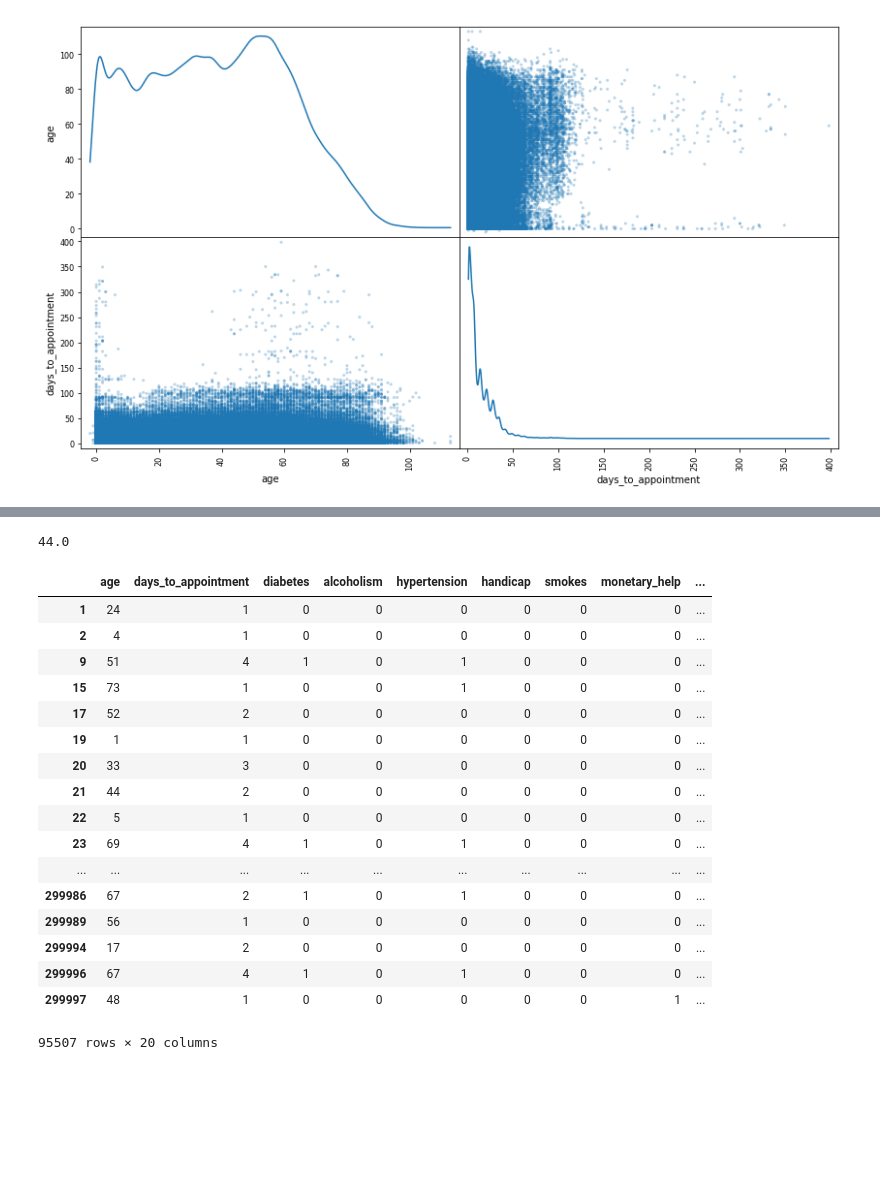
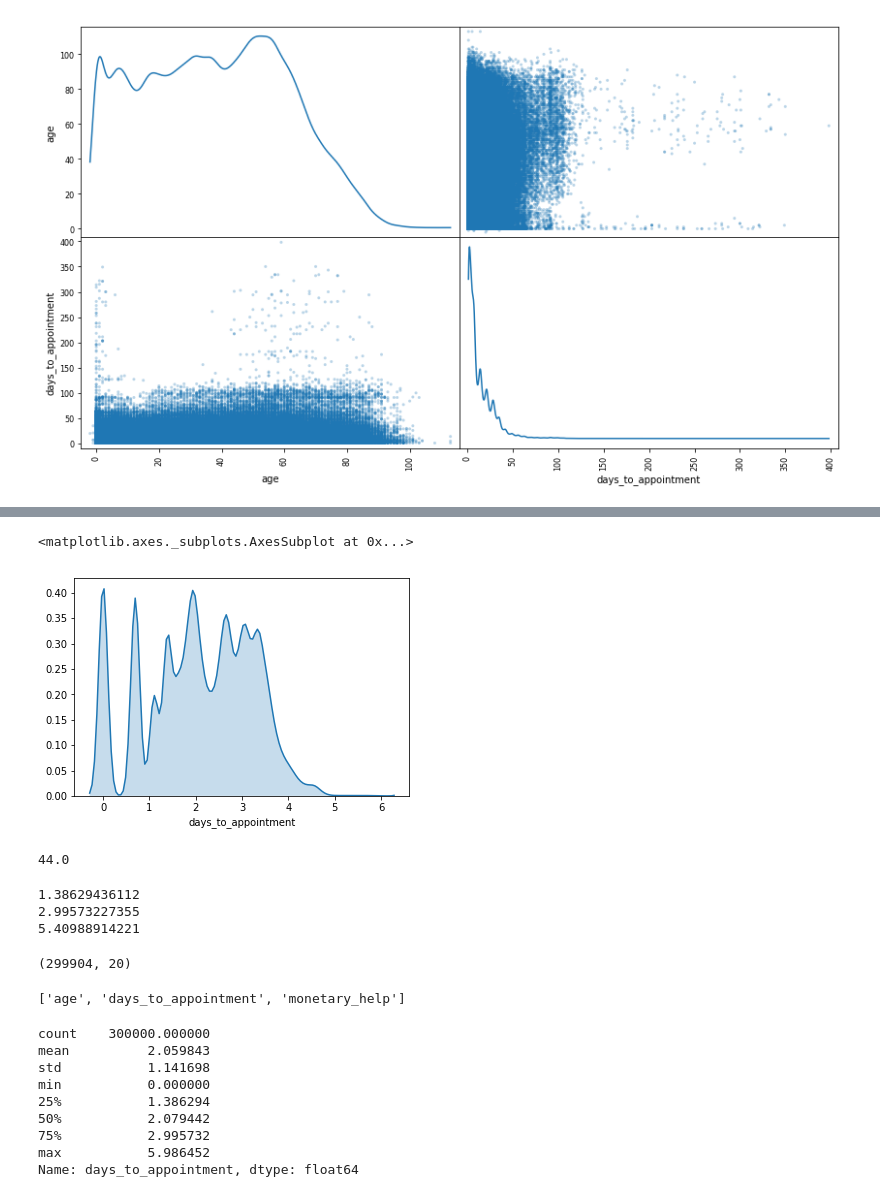
Before and after one commit to edvalente/mlnd-capstone-project, a Jupyter notebook: notebooks/unsupervised.ipynb, the cells around one changed output, grey strips where cells are left out. Drawn from its saved outputs; the diff is of its cells as text; code cells hidden in the pictures; blank space fills up the shorter version.

```diff
--- a/notebooks/unsupervised.ipynb
+++ b/notebooks/unsupervised.ipynb
@@ -188,6 +188,11 @@ array([[<matplotlib.axes._subplots.AxesSubplot object at 0x...>,
        [<matplotlib.axes._subplots.AxesSubplot object at 0x...>,
         <matplotlib.axes._subplots.AxesSubplot object at 0x...>]], dtype=object)
 [figure]
+# %%
+sns.distplot(scatter_data.days_to_appointment, hist=False, kde_kws={'shade': True})
+# %% [output]
+<matplotlib.axes._subplots.AxesSubplot at 0x...>
+[figure, added]
 # %%
 outliers_indexes = {}
 
@@ -220,26 +225,33 @@ np.percentile(data['days_to_appointment'], 75) + (np.percentile(data['days_to_ap
 # %%
 log_feature = np.log(data['days_to_appointment'])
 Q1 = np.percentile(log_feature, 25)
-Q3 = np.percentile(log_feature, 25)
+Q3 = np.percentile(log_feature, 75)
 step = (Q3 - Q1) * 1.5
 
-data[(log_feature <= Q3 + step)]
+print(Q1)
+print(Q3)
+print(Q3 + step)
+
+data[(log_feature <= Q3 + step)].shape
 # %% [output]
-|  | age | days_to_appointment | diabetes | alcoholism | hypertension | handicap | smokes | monetary_help | ... |
-| 1 | 24 | 1 | 0 | 0 | 0 | 0 | 0 | 0 | ... |
-| 2 | 4 | 1 | 0 | 0 | 0 | 0 | 0 | 0 | ... |
-| 9 | 51 | 4 | 1 | 0 | 1 | 0 | 0 | 0 | ... |
-| 15 | 73 | 1 | 0 | 0 | 1 | 0 | 0 | 0 | ... |
-| 17 | 52 | 2 | 0 | 0 | 0 | 0 | 0 | 0 | ... |
-| 19 | 1 | 1 | 0 | 0 | 0 | 0 | 0 | 0 | ... |
-| 20 | 33 | 3 | 0 | 0 | 0 | 0 | 0 | 0 | ... |
-| 21 | 44 | 2 | 0 | 0 | 0 | 0 | 0 | 0 | ... |
-| 22 | 5 | 1 | 0 | 0 | 0 | 0 | 0 | 0 | ... |
-| 23 | 69 | 4 | 1 | 0 | 1 | 0 | 0 | 0 | ... |
-| ... | ... | ... | ... | ... | ... | ... | ... | ... | ... |
-| 299986 | 67 | 2 | 1 | 0 | 1 | 0 | 0 | 0 | ... |
-| 299989 | 56 | 1 | 0 | 0 | 0 | 0 | 0 | 0 | ... |
-| 299994 | 17 | 2 | 0 | 0 | 0 | 0 | 0 | 0 | ... |
-| 299996 | 67 | 4 | 1 | 0 | 1 | 0 | 0 | 0 | ... |
-| 299997 | 48 | 1 | 0 | 0 | 0 | 0 | 0 | 1 | ... |
-95507 rows × 20 columns
+1.38629436112
+2.99573227355
+5.40988914221
+(299904, 20)
+# %%
+with open('../data/features_selected', 'r') as f:
+    features_selected = [line.strip() for line in f.readlines()]
+# %% [output]
+['age', 'days_to_appointment', 'monetary_help']
+# %%
+log_feature.describe()
+# %% [output]
+count    300000.000000
+mean          2.059843
+std           1.141698
+min           0.000000
+25%           1.386294
+50%           2.079442
+75%           2.995732
+max           5.986452
+Name: days_to_appointment, dtype: float64
```
Also changed, not shown: parts of 1 cell of this notebook, 1 other file.
